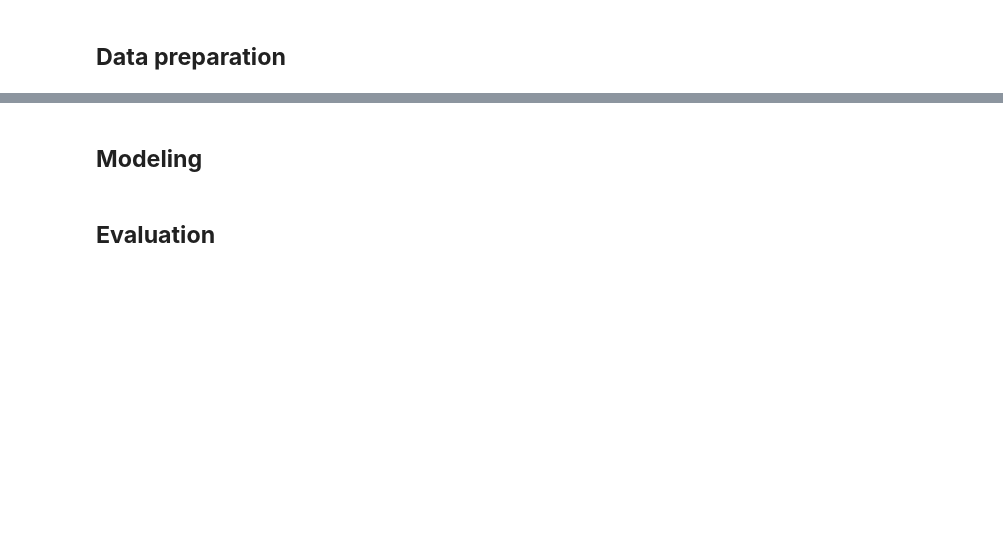
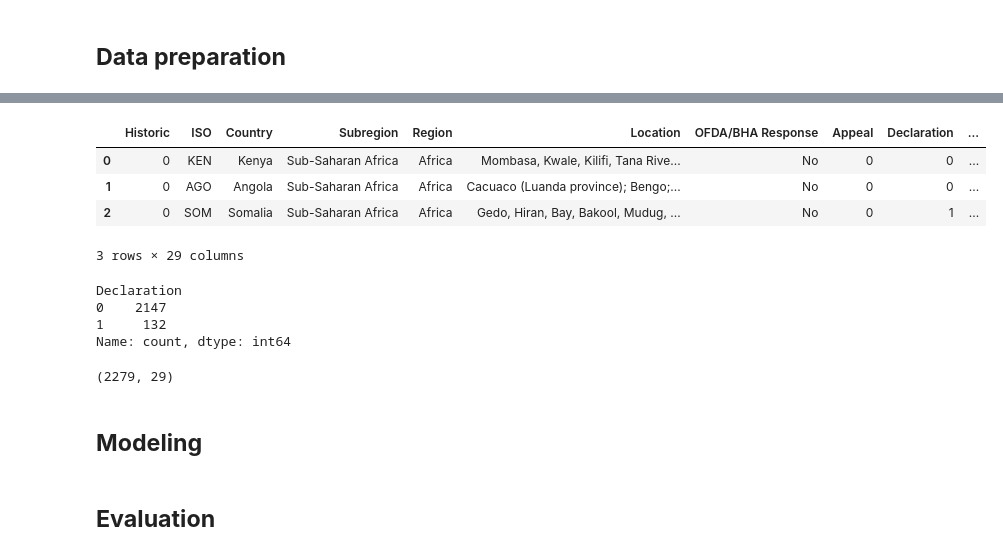
Before and after one commit to abelkk/Africa-Disaster-Impact-Predictor, a Jupyter notebook: noteboooks/app.ipynb, the cells around one changed output, grey strips where cells are left out. Saved outputs shown, nothing was run; the diff lists cells and outputs as text; code cells hidden in the pictures; blank space fills up the shorter version.

```diff
--- a/noteboooks/app.ipynb
+++ b/noteboooks/app.ipynb
@@ -311,0 +357,15 @@ plt.show()
+# %%
+df_3.head(3)
+# %% [output]
+|  | Historic | ISO | Country | Subregion | Region | Location | OFDA/BHA Response | Appeal | Declaration | ... |
+| 0 | 0 | KEN | Kenya | Sub-Saharan Africa | Africa | Mombasa, Kwale, Kilifi, Tana Rive... | No | 0 | 0 | ... |
+| 1 | 0 | AGO | Angola | Sub-Saharan Africa | Africa | Cacuaco (Luanda province); Bengo;... | No | 0 | 0 | ... |
+| 2 | 0 | SOM | Somalia | Sub-Saharan Africa | Africa | Gedo, Hiran, Bay, Bakool, Mudug, ... | No | 0 | 1 | ... |
+3 rows × 29 columns
+# %%
+df_3["Declaration"].value_counts()
+# %% [output]
+Declaration
+0    2147
+1     132
+Name: count, dtype: int64
@@ -312,2 +375,6 @@ plt.show()
+# %%
+df_3.shape
+# %% [output]
+(2279, 29)
 # %% [markdown]
 ## **Modeling**
```
Also changed, not shown: parts of 19 cells of this notebook.
